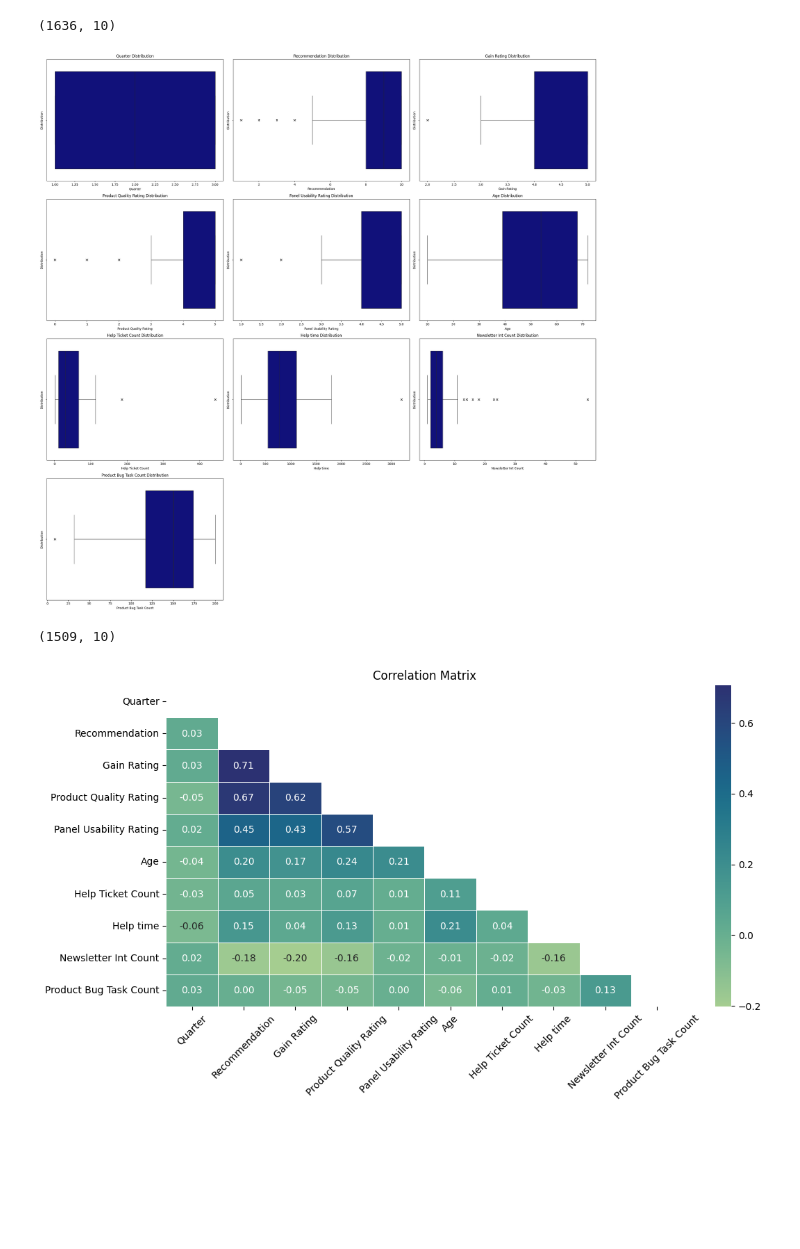
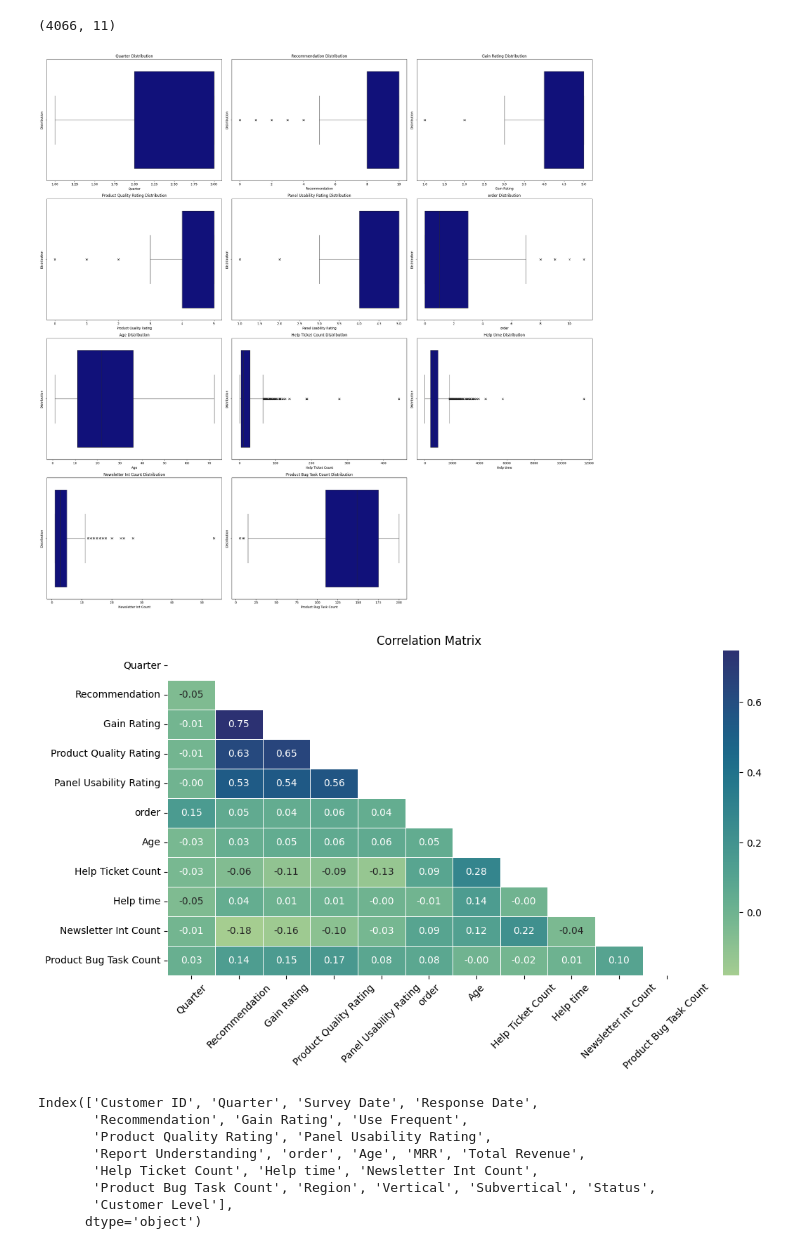
Before and after one commit to EfeDogan/datathon, a Jupyter notebook: main.ipynb, the cells around one changed output. Cells and saved outputs as stored; diff of their text form; code cells hidden in the pictures; blank space fills up the shorter version.

```diff
--- a/main.ipynb
+++ b/main.ipynb
@@ -18,22 +18,33 @@ status_data = pd.read_csv('data/StatusAndLevel_Data.csv')
 # change column name on age data
 age_data.rename(columns={'CRM ID':'Customer ID','Customer Age (Months)':'Age'}, inplace=True)
 
+survey_data["order"] = survey_data.groupby("Customer ID").cumcount()
+bugtask_data["order"] = bugtask_data.groupby("Customer ID").cumcount()
+
 # merge all datasets
-df = pd.merge(survey_data, age_data, on='Customer ID')
-df = pd.merge(df, mrr_data, on='Customer ID')
-df = pd.merge(df, revenue_data, on='Customer ID')
-df = pd.merge(df, ticket_data, on='Customer ID')
-df = pd.merge(df, interaction_data, on='Customer ID')
-df = pd.merge(df, bugtask_data, on='Customer ID')
-df = pd.merge(df, region_data, on='Customer ID')
-df = pd.merge(df, status_data, on='Customer ID')
+df = pd.merge(survey_data, age_data, on='Customer ID', how='outer')
+print(df.shape)
+df = pd.merge(df, mrr_data, on='Customer ID', how='outer')
+print(df.shape)
+df = pd.merge(df, revenue_data, on='Customer ID', how='outer')
+df = pd.merge(df, ticket_data, on='Customer ID', how='outer')
+print(df.shape)
+df = pd.merge(df, interaction_data, on='Customer ID', how='outer')
+print(df.shape)
+df = pd.merge(df, bugtask_data, on=["Customer ID", "order"], how='outer')
+print(df.shape)
+df = pd.merge(df, region_data, on='Customer ID', how='outer')
+print(df.shape)
+df = pd.merge(df, status_data, on='Customer ID', how='outer')
+print(df.shape)
 
 # change dates to datetime
 df["Survey Date"] = pd.to_datetime(df["Survey Date"])
 df["Response Date"] = pd.to_datetime(df["Response Date"])
+df['MRR'] = df['MRR'].replace('[\$,]', '', regex=True).astype(float)
 
 # split CRM- from the customer id
-df['Customer ID'] = df['Customer ID'].apply(lambda x: x.split('CRM-')[1])
+# df['Customer ID'] = df['Customer ID'].apply(lambda x: x.split('CRM-')[1])
 
 df.drop(columns=['Year'], inplace=True)
 
@@ -74,5 +163,5 @@ std                 37.487595
 print(df.isnull().sum())
 
 # drop null values
-df.dropna(inplace=True)
+df_no_null = df.dropna(inplace=False)
 # %% [output]
@@ -119,7 +208,7 @@ df_num.describe()
 # %%
 print(df_num.shape)
 # %% [output]
-(1636, 10)
+(4066, 11)
 # %%
 # Outliers boxplot
 fig = plt.figure(figsize=(25, 25))
@@ -132,34 +221,43 @@ for i, col in enumerate(df_num.columns):
     plt.ylabel('Distribution')
 fig.tight_layout()
 # %% [output]
-[figure, old version]
+[figure, new version]
 # %%
 # remove outliers with np.abs
-from scipy import stats
-df_num = df_num[(np.abs(stats.zscore(df_num)) < 3).all(axis=1)]
+#from scipy import stats
+#df_num = df_num[(np.abs(stats.zscore(df_num)) < 3).all(axis=1)]
 
 # shape
-df_num.shape
+#df_num.shape
-# %% [output]
-(1509, 10)
 # %%
 # correlation matrix
 def sketch_corr(df):
     plt.figure(figsize=(12,6))
-    mask = np.triu(df.corr())
-    corr_matrix = df.corr()
+    mask = np.triu(df.corr(numeric_only=True))
+    corr_matrix = df.corr(numeric_only=True)
     sns.heatmap(corr_matrix,
                 annot=True,
                 mask = mask,
                 cmap='crest',
                 fmt=".2f",
                 linewidths=.5)
     plt.title('Correlation Matrix')
     plt.xticks(rotation=45)
     plt.show()
 
-sketch_corr(df_num)
+sketch_corr(df)
 # %% [output]
-[figure, old version]
+[figure, new version]
+# %%
+df.columns
+# %% [output]
+Index(['Customer ID', 'Quarter', 'Survey Date', 'Response Date',
+       'Recommendation', 'Gain Rating', 'Use Frequent',
+       'Product Quality Rating', 'Panel Usability Rating',
+       'Report Understanding', 'order', 'Age', 'MRR', 'Total Revenue',
+       'Help Ticket Count', 'Help time', 'Newsletter Int Count',
+       'Product Bug Task Count', 'Region', 'Vertical', 'Subvertical', 'Status',
+       'Customer Level'],
+      dtype='object')
 # %%
 df['Use Frequent'].unique()
```
Also changed, not shown: parts of 14 cells of this notebook.
